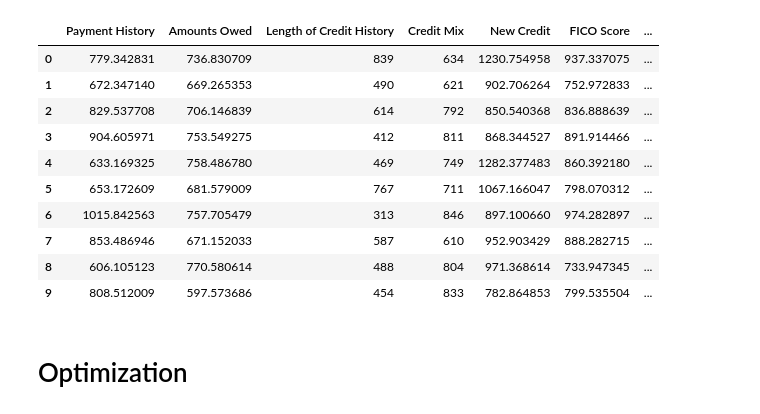
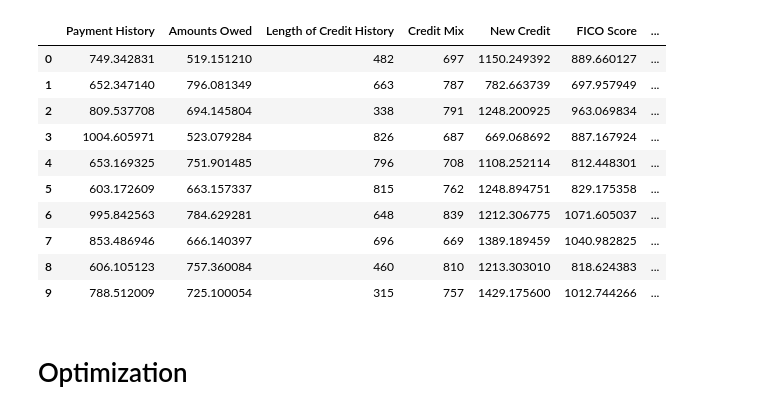
Before and after one commit to RamanEbrahimi/Research, a Jupyter notebook: Explainable AI/simulation_V2.ipynb, the cells around one changed output. Drawn from its saved outputs; the diff is of its cells as text; code cells hidden in the pictures.

```diff
--- a/Explainable AI/simulation_V2.ipynb
+++ b/Explainable AI/simulation_V2.ipynb
@@ -4,7 +4,7 @@ import numpy as np
 import matplotlib.pyplot as plt
 import cvxpy as cp
 # %%
-def generate_synthetic_fico_data(n=500):
+def generate_synthetic_fico_data(n=150):
     np.random.seed(42)  # For reproducibility
 
     # Simulate Payment History
@@ -97,28 +97,28 @@ fico_df = df.copy()
 # %%
 # Sigmoid function to calculate probability
 def sigmoid(x):
-    return 1 / (1 + np.exp(-0.8 * (x/10 - 65)))
+    return 1 / (1 + np.exp(-0.8 * (x/10 - 80)))
 
 # Calculate the approval probability for each individual
 fico_df['Approval Probability'] = sigmoid(fico_df['FICO Score'])
 
 # Assign "true" labels based on approval probability being above a random threshold
 # This introduces randomness in the assignment, making some borderline cases get approved or denied
 fico_df['True Label'] = (fico_df['Approval Probability'] >= np.random.rand(fico_df.shape[0])).astype(int)
 
 fico_df.head(10)
 # %% [output]
 |  | Payment History | Amounts Owed | Length of Credit History | Credit Mix | New Credit | FICO Score | ... |
-| 0 | 779.342831 | 736.830709 | 839 | 634 | 1230.754958 | 937.337075 | ... |
-| 1 | 672.347140 | 669.265353 | 490 | 621 | 902.706264 | 752.972833 | ... |
-| 2 | 829.537708 | 706.146839 | 614 | 792 | 850.540368 | 836.888639 | ... |
-| 3 | 904.605971 | 753.549275 | 412 | 811 | 868.344527 | 891.914466 | ... |
-| 4 | 633.169325 | 758.486780 | 469 | 749 | 1282.377483 | 860.392180 | ... |
-| 5 | 653.172609 | 681.579009 | 767 | 711 | 1067.166047 | 798.070312 | ... |
-| 6 | 1015.842563 | 757.705479 | 313 | 846 | 897.100660 | 974.282897 | ... |
-| 7 | 853.486946 | 671.152033 | 587 | 610 | 952.903429 | 888.282715 | ... |
-| 8 | 606.105123 | 770.580614 | 488 | 804 | 971.368614 | 733.947345 | ... |
-| 9 | 808.512009 | 597.573686 | 454 | 833 | 782.864853 | 799.535504 | ... |
+| 0 | 749.342831 | 519.151210 | 482 | 697 | 1150.249392 | 889.660127 | ... |
+| 1 | 652.347140 | 796.081349 | 663 | 787 | 782.663739 | 697.957949 | ... |
+| 2 | 809.537708 | 694.145804 | 338 | 791 | 1248.200925 | 963.069834 | ... |
+| 3 | 1004.605971 | 523.079284 | 826 | 687 | 669.068692 | 887.167924 | ... |
+| 4 | 653.169325 | 751.901485 | 796 | 708 | 1108.252114 | 812.448301 | ... |
+| 5 | 603.172609 | 663.157337 | 815 | 762 | 1248.894751 | 829.175358 | ... |
+| 6 | 995.842563 | 784.629281 | 648 | 839 | 1212.306775 | 1071.605037 | ... |
+| 7 | 853.486946 | 666.140397 | 696 | 669 | 1389.189459 | 1040.982825 | ... |
+| 8 | 606.105123 | 757.360084 | 460 | 810 | 1213.303010 | 818.624383 | ... |
+| 9 | 788.512009 | 725.100054 | 315 | 757 | 1429.175600 | 1012.744266 | ... |
 # %%
 def logistic_regression_with_sum_constraint(X, y):
     """
```
Also changed, not shown: parts of 3 cells of this notebook, 3 other files.
